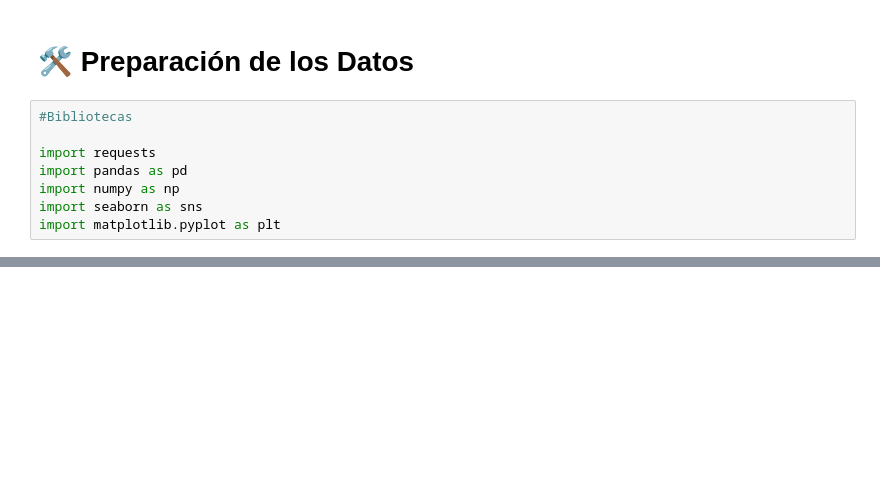
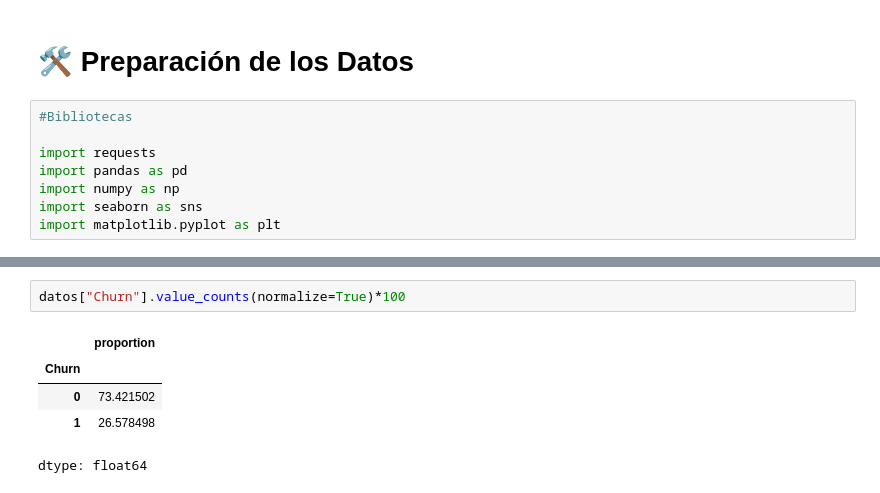
Before and after one commit to DarkLyng/Challenge-TelecomX_P2, a Jupyter notebook: Telecom_X_P2.ipynb, the cells around one changed output, grey strips where cells are left out. Cells and saved outputs as stored; diff of their text form; blank space fills up the shorter version.

```diff
--- a/Telecom_X_P2.ipynb
+++ b/Telecom_X_P2.ipynb
@@ -29,0 +56,8 @@ df
+# %%
+datos["Churn"].value_counts(normalize=True)*100
+# %% [output]
+|  | proportion |
+| Churn |  |
+| 0 | 73.421502 |
+| 1 | 26.578498 |
+dtype: float64
```
Also changed, not shown: parts of 4 cells of this notebook.
